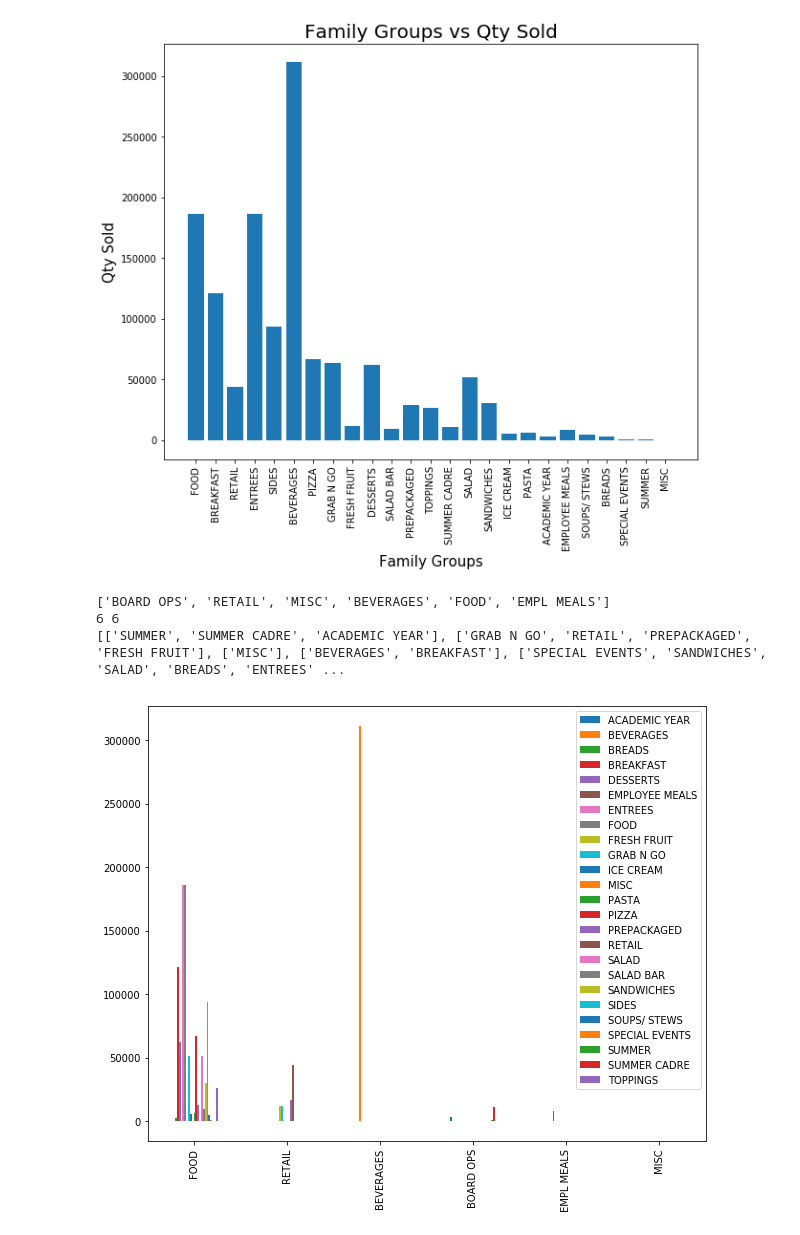
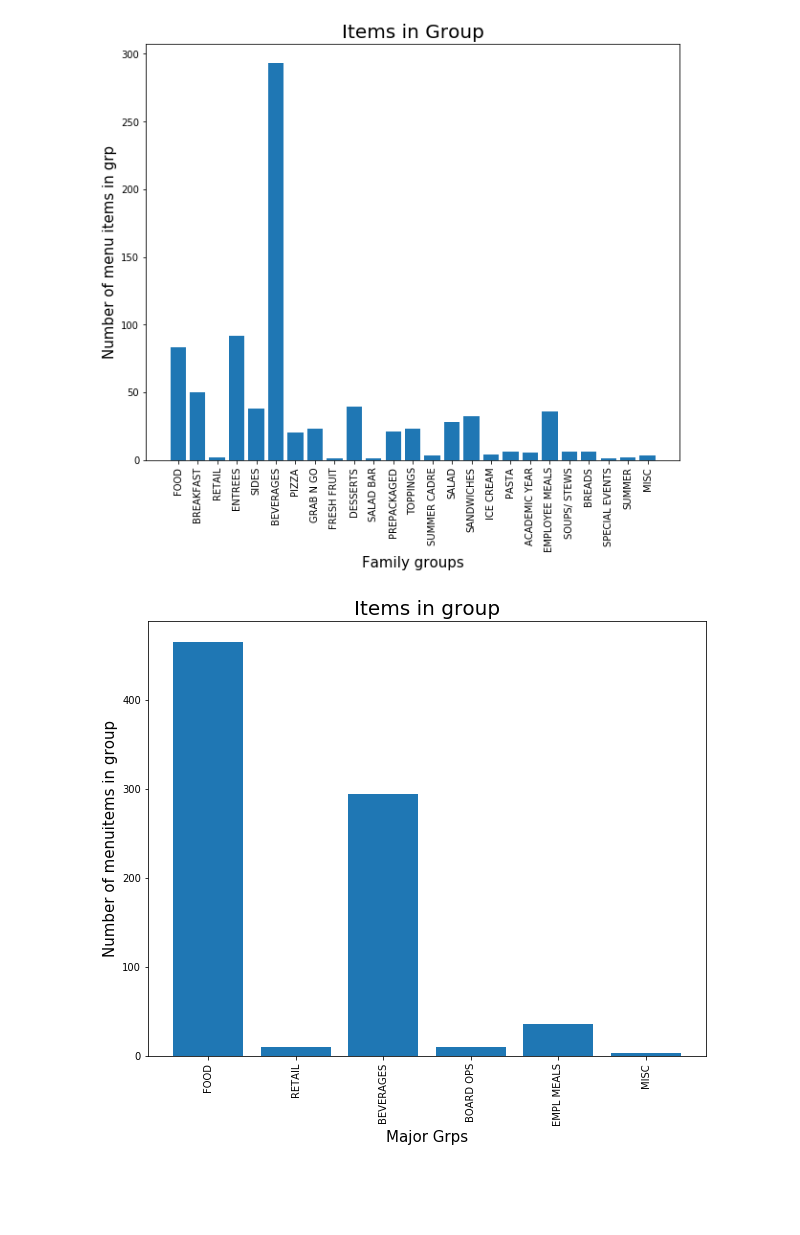
Before and after one commit to kgadgil/dining_services, a Jupyter notebook: Data_analysis.ipynb, the cells around one changed output. Cells and saved outputs as stored; diff of their text form; code cells hidden in the pictures; blank space fills up the shorter version.

Commit message:
number menu items per grp added

```diff
--- a/Data_analysis.ipynb
+++ b/Data_analysis.ipynb
@@ -4,6 +4,7 @@ import tensorflow as tf
 import csv
 import matplotlib.pyplot as plt
 import pandas as pd
+import scipy
 
 #matplotlib figures appear inline in jupyter notebook rather than in a new window.
 %matplotlib inline
@@ -62,7 +63,7 @@ def grouping(grp_data, subgroups):
         g.append(unique_list([subgroups[i] for i in idx]))
     return g
 
-def insert_dict(d, key_arr,val_arr):
+def insert_dict(d, key_arr, val_arr):
     for idx, itm in enumerate(key_arr):
         if itm in d:
             val = d[itm]
@@ -95,6 +96,16 @@ def nested_dict(d, key_arr1, key_arr2, val_arr):
             d[itm] = val
     return d
 
+def create_dict_and_plot(d, data, x_label, y_label, title):
+    for idx, itm in enumerate(data):
+        if itm in d:
+            val = d[itm]
+            d[itm] = val + 1
+        else:
+            d[itm] = 1
+    plot_dict(d, x_label, y_label, title)
+    return d
+
 def main():
     train_path = 'data/f2018.csv'
     data = csv_to_np_arr(train_path)
@@ -106,23 +117,26 @@ def main():
 
     d_mg = {}
     d_mg = insert_dict(d_mg, major, qty_sold)
-    plot_dict(d_mg, 'Major Groups', 'Qty Sold', 'Major Groups vs Qty Sold')
+    #plot_dict(d_mg, 'Major Groups', 'Qty Sold', 'Major Groups vs Qty Sold')
     d_fg = {}
     d_fg = insert_dict(d_fg, family, qty_sold)
-    plot_dict(d_fg, 'Family Groups', 'Qty Sold', 'Family Groups vs Qty Sold')
+    #plot_dict(d_fg, 'Family Groups', 'Qty Sold', 'Family Groups vs Qty Sold')
 
 
-    sublist = grouping(major, family)
-    print(unique_list(major))
-    print(len(sublist), len(unique_list(major)))
-    print(sublist)
+    #sublist = grouping(major, family)
+    #print(unique_list(major))
+    #print(len(sublist), len(unique_list(major)))
+    #print(sublist)
 
     d = {}
     d = nested_dict(d, major, family, qty_sold)
-    pd.DataFrame(d).T.plot(kind='bar')
+    pd.DataFrame(d).plot(kind='bar', subplots='True')
     plt.show()
 
-
+    fam={}
+    fam = create_dict_and_plot(fam, family, 'Family groups', 'Number of menu items in grp', 'Items in Group')
+    maj={}
+    maj = create_dict_and_plot(maj, major, 'Major Grps', 'Number of menuitems in group', 'Items in group')
 if __name__ == '__main__':
     main()
 # %% [output]
@@ -132,5 +146,2 @@ The autoreload extension is already loaded. To reload it, use:
-[figure, old version]
+[figure, new version]
-['BOARD OPS', 'RETAIL', 'MISC', 'BEVERAGES', 'FOOD', 'EMPL MEALS']
-6 6
-[['SUMMER', 'SUMMER CADRE', 'ACADEMIC YEAR'], ['GRAB N GO', 'RETAIL', 'PREPACKAGED', 'FRESH FRUIT'], ['MISC'], ['BEVERAGES', 'BREAKFAST'], ['SPECIAL EVENTS', 'SANDWICHES', 'SALAD', 'BREADS', 'ENTREES' ...
-[figure, old version]
+[figure, new version]
```
Also changed, not shown: parts of 1 cell of this notebook.
